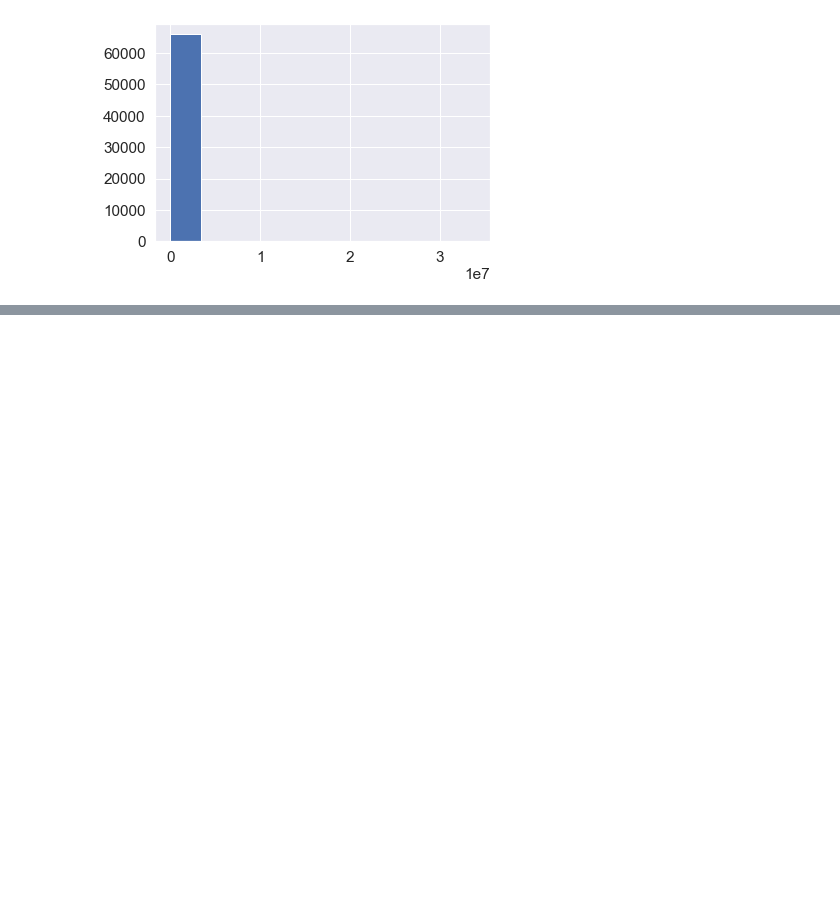
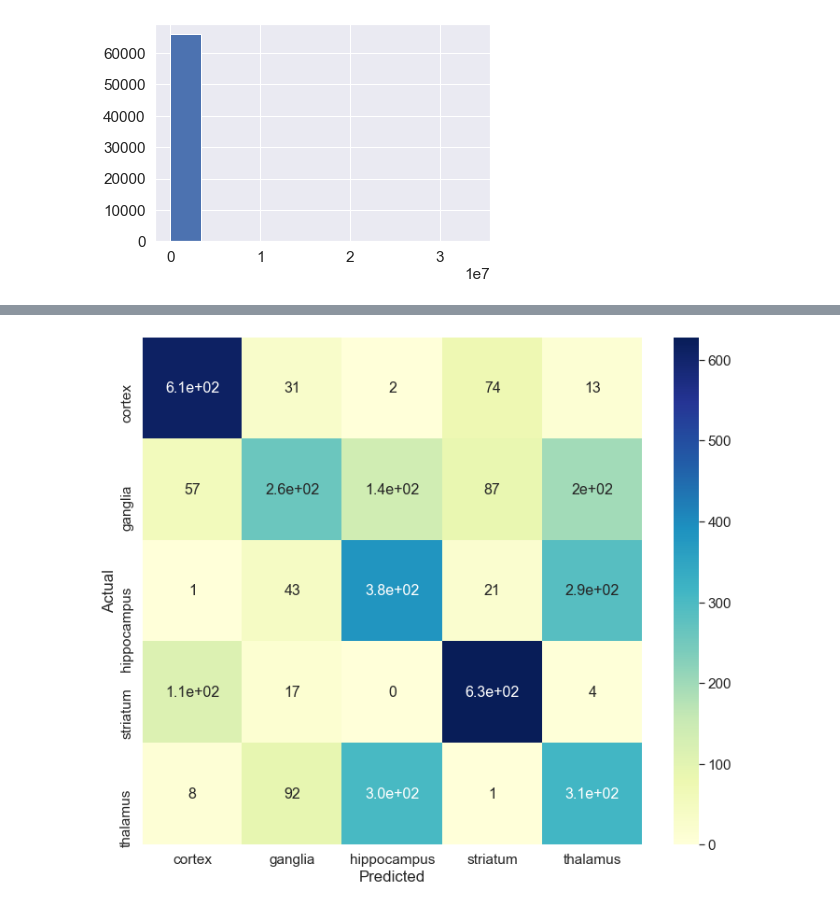
Before and after one commit to Nance-Lab/diff_predictor, a Jupyter notebook: notebooks/diffpred_full_workflow.ipynb, the cells around one changed output, grey strips where cells are left out. Cells and saved outputs as stored; diff of their text form; code cells hidden in the pictures; blank space fills up the shorter version.

```diff
--- a/notebooks/diffpred_full_workflow.ipynb
+++ b/notebooks/diffpred_full_workflow.ipynb
@@ -587,0 +625,4 @@ plt.hist(perr_dcoef_arr)
+# %%
+label_df = bal_ecm[target].copy()
+features_df = bal_ecm.drop([target, 'Track_ID', 'X', 'Y', 'binx', 'biny', 'bins'], axis=1)
+features = features_df.columns
@@ -587,0 +657,14 @@ plt.hist(perr_dcoef_arr)
+# %%
+best_param = {'max_depth': 4,
+ 'eta': 0.005,
+ 'min_child_weight': 0,
+ 'verbosity': 0,
+ 'objective': 'multi:softprob',
+ 'num_class': 5,
+ 'silent': 'True',
+ 'gamma': 5,
+ 'subsample': 0.6,
+ 'colsample_bytree': 0.7,
+ 'eval_metric': 'mlogloss'}
+# %%
+booster, acc, true_label, preds = predxgboost.train(best_param, dtrain, dtest, dval, evals=[(dtrain, 'train'), (dval, 'eval')], num_round=1157, verbose=False)
@@ -587,0 +673,4 @@ plt.hist(perr_dcoef_arr)
+# %%
+class_names = le.classes_
+class_results = classification_report(y_test, preds, digits=4, target_names = class_names)
+print(str(class_results))
@@ -587,0 +689,13 @@ plt.hist(perr_dcoef_arr)
+# %%
+metrics.confusion_matrix(y_test, preds)
+plt.figure(figsize=(12,10))
+cm_array = metrics.confusion_matrix(y_test, preds)
+df_cm = pd.DataFrame(cm_array, index = class_names, columns = class_names)
+
+sns.set(font_scale=1.4) # for label size
+ax = sns.heatmap(df_cm, annot=True, annot_kws={"size": 16}, cmap="YlGnBu")
+ax.set(xlabel='Predicted', ylabel='Actual')
+
+plt.show()
+# %% [output]
+[figure, added]
```
Also changed, not shown: parts of 21 cells of this notebook, 3 other files.
